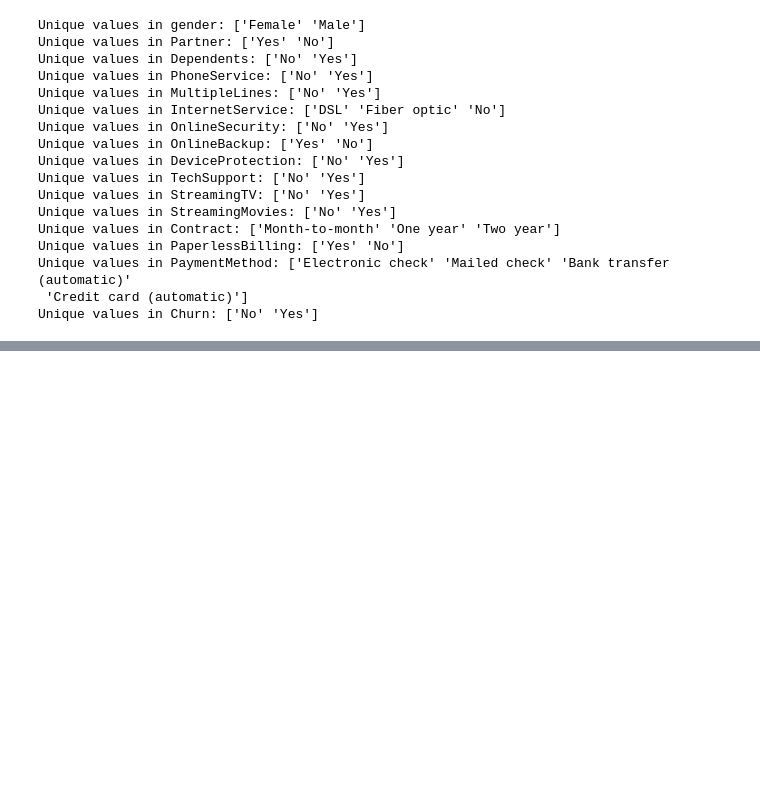
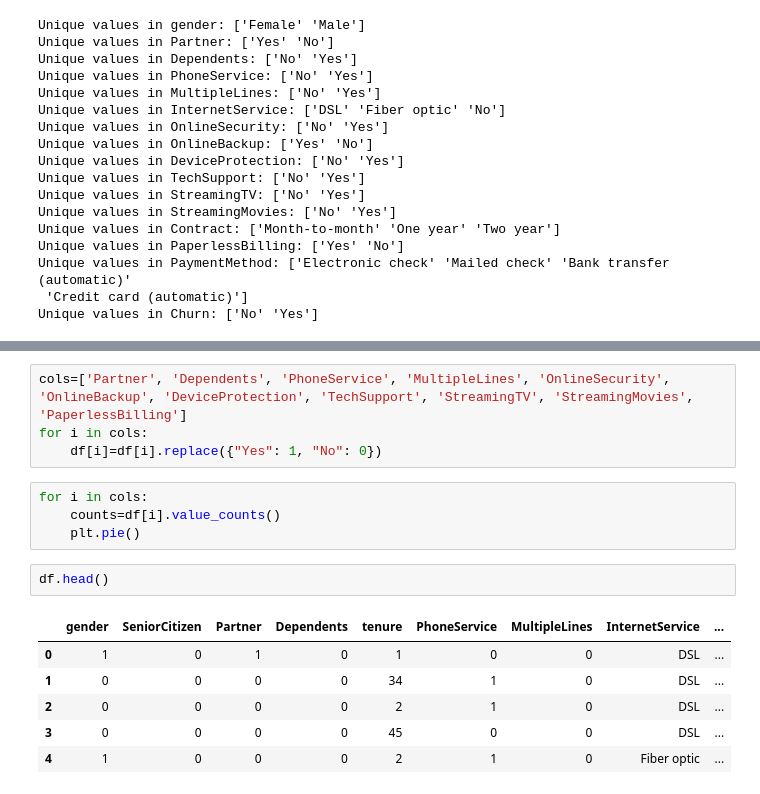
Before and after one commit to Jaggi0504/Telecom-Customer-Churn, a Jupyter notebook: main.ipynb, the cells around one changed output, grey strips where cells are left out. Cells and saved outputs as stored; diff of their text form; blank space fills up the shorter version.

```diff
--- a/main.ipynb
+++ b/main.ipynb
@@ -187,0 +182,17 @@ Unique values in Churn: ['No' 'Yes']
+# %%
+cols=['Partner', 'Dependents', 'PhoneService', 'MultipleLines', 'OnlineSecurity', 'OnlineBackup', 'DeviceProtection', 'TechSupport', 'StreamingTV', 'StreamingMovies', 'PaperlessBilling']
+for i in cols:
+    df[i]=df[i].replace({"Yes": 1, "No": 0})
+# %%
+for i in cols:
+    counts=df[i].value_counts()
+    plt.pie()
+# %%
+df.head()
+# %% [output]
+|  | gender | SeniorCitizen | Partner | Dependents | tenure | PhoneService | MultipleLines | InternetService | ... |
+| 0 | 1 | 0 | 1 | 0 | 1 | 0 | 0 | DSL | ... |
+| 1 | 0 | 0 | 0 | 0 | 34 | 1 | 0 | DSL | ... |
+| 2 | 0 | 0 | 0 | 0 | 2 | 1 | 0 | DSL | ... |
+| 3 | 0 | 0 | 0 | 0 | 45 | 0 | 0 | DSL | ... |
+| 4 | 1 | 0 | 0 | 0 | 2 | 1 | 0 | Fiber optic | ... |
```
Also changed, not shown: parts of 6 cells of this notebook, 1 other file.
